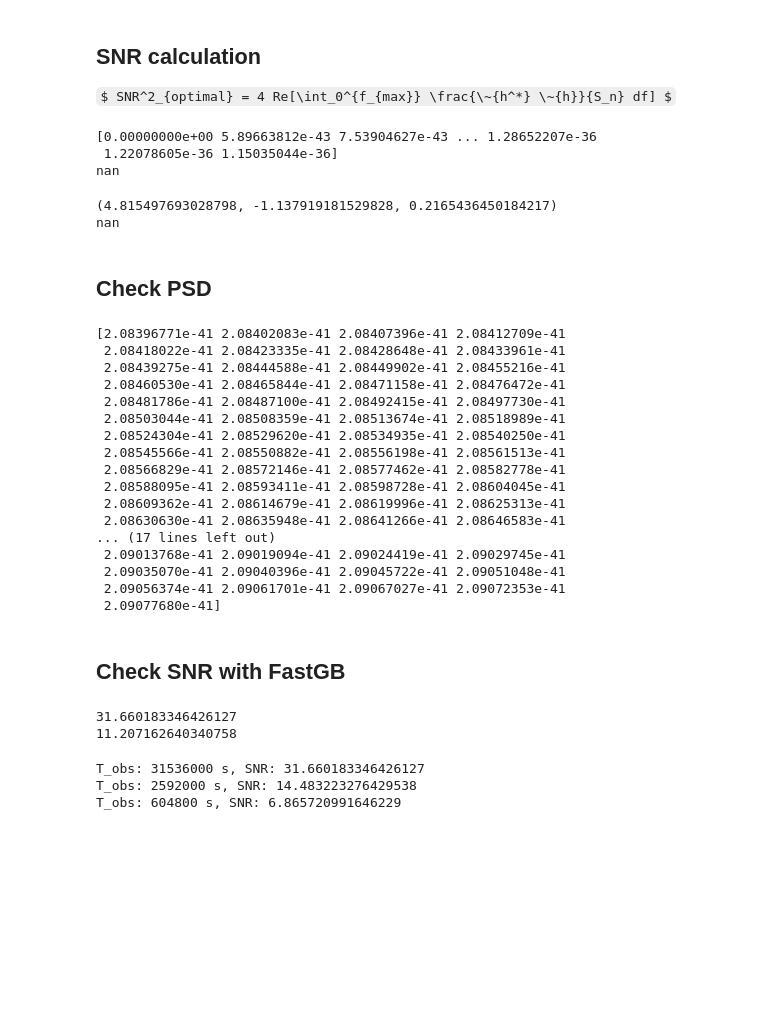
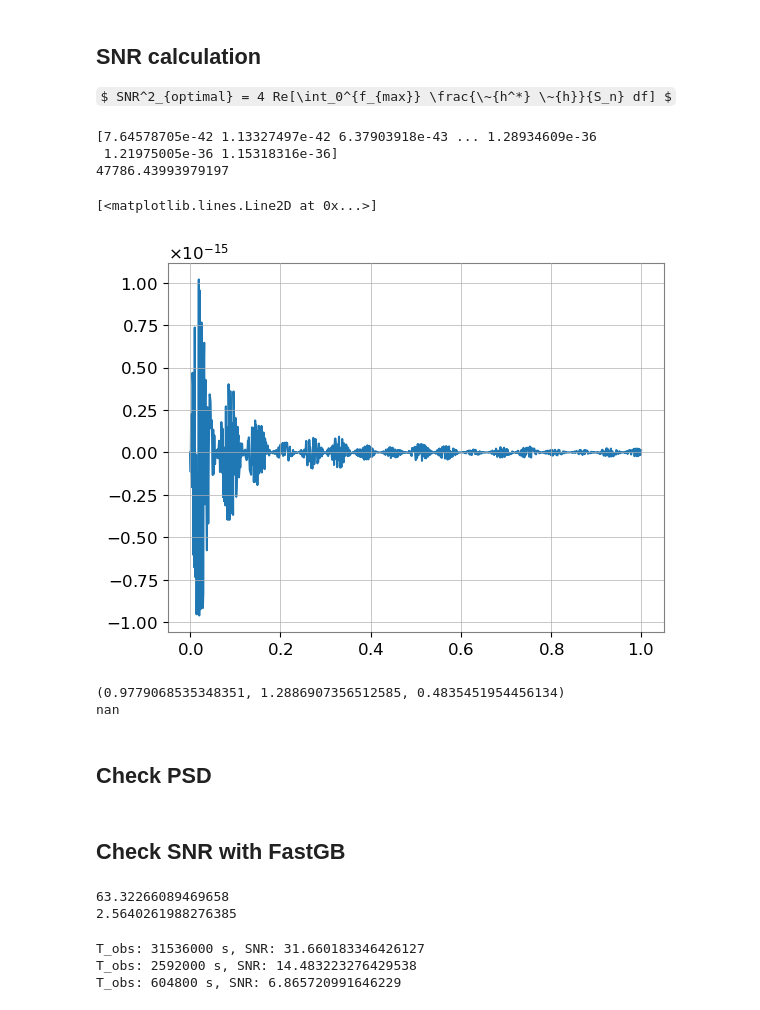
Before and after one commit to aacravi/snr-calculation, a Jupyter notebook: snr-calc.ipynb, the cells around one changed output. Saved outputs shown, nothing was run; the diff lists cells and outputs as text; code cells hidden in the pictures; some formulas as TeX source; blank space fills up the shorter version.

```diff
--- a/snr-calc.ipynb
+++ b/snr-calc.ipynb
@@ -327,7 +327,7 @@ In order to calculate signal-to-noise ratio, we need a signal model against whic
  For this we import :func:`pycbc.waveform.get_fd_waveform <pycbc.waveform.waveform.get_fd_waveform>` and generate a template as a `pycbc.types.FrequencySeries <pycbc.types.frequencyseries.FrequencySeries>`:
 # %%
 # Set parameters for waveform
-fMin = 1e-3
+fMin = 1e-4
 fMax = 1
 delta_f = 0.001
 fr = np.arange(fMin, fMax, delta_f)
@@ -383,17 +383,19 @@ $ SNR^2_{optimal} = 4 Re[\int_0^{f_{max}} \frac{\~{h^*} \~{h}}{S_n} df] $
 # %%
 XX = tdiX_15(hp, hc, 0, 0 ,0)
 
 print(psd(len(XX), delta_f, low_frequency_cutoff, tdi=1.5))
-snr_x = optimal_snr_squared(XX, psd(len(XX), delta_f, low_frequency_cutoff, tdi=1.5), 1/delta_f)
+snr_x = optimal_snr_squared(XX[1:], psd(len(XX), delta_f, low_frequency_cutoff, tdi=1.5)[1:], 1/delta_f)
 print(np.sqrt(snr_x).real)
 
-#plt.plot(hp.sample_frequencies, XX)
+plt.plot(hp.sample_frequencies, XX)
 #plt.plot(hp.sample_frequencies, hp)
 #plt.xscale('log')
 # %% [output]
-[0.00000000e+00 5.89663812e-43 7.53904627e-43 ... 1.28652207e-36
- 1.22078605e-36 1.15035044e-36]
-nan
+[7.64578705e-42 1.13327497e-42 6.37903918e-43 ... 1.28934609e-36
+ 1.21975005e-36 1.15318316e-36]
+47786.43993979197
+[<matplotlib.lines.Line2D at 0x...>]
+[figure, added]
 # %%
 import random
 #create random position on the sky of source and random polarization angle
@@ -412,7 +414,7 @@ print(np.sqrt(snr_x).real)
 #plt.plot(hp.sample_frequencies,XX)
 #plt.xscale('log')
 # %% [output]
-(4.815497693028798, -1.137919181529828, 0.2165436450184217)
+(0.9779068535348351, 1.2886907356512585, 0.4835451954456134)
 nan
 # %% [markdown]
 ## Check PSD
@@ -473,28 +475,10 @@ delta_f = 3.1709791983764586e-08
 fr = np.arange(fMin, fMax, delta_f)
 low_frequency_cutoff = fMin
 
-print(noise_psd_chunk(fr))
+#print(noise_psd_chunk(fr))
 #print(psd_AE(len(fr), delta_f, fMin, tdi=1.5))
 #snr_AE = optimal_snr_squared(XX, noise_psd_chunk(fr), 1/delta_f)
 #print(np.sqrt(snr_AE).real)
-# %% [output]
-[2.08396771e-41 2.08402083e-41 2.08407396e-41 2.08412709e-41
- 2.08418022e-41 2.08423335e-41 2.08428648e-41 2.08433961e-41
- 2.08439275e-41 2.08444588e-41 2.08449902e-41 2.08455216e-41
- 2.08460530e-41 2.08465844e-41 2.08471158e-41 2.08476472e-41
- 2.08481786e-41 2.08487100e-41 2.08492415e-41 2.08497730e-41
- 2.08503044e-41 2.08508359e-41 2.08513674e-41 2.08518989e-41
- 2.08524304e-41 2.08529620e-41 2.08534935e-41 2.08540250e-41
- 2.08545566e-41 2.08550882e-41 2.08556198e-41 2.08561513e-41
- 2.08566829e-41 2.08572146e-41 2.08577462e-41 2.08582778e-41
- 2.08588095e-41 2.08593411e-41 2.08598728e-41 2.08604045e-41
- 2.08609362e-41 2.08614679e-41 2.08619996e-41 2.08625313e-41
- 2.08630630e-41 2.08635948e-41 2.08641266e-41 2.08646583e-41
-... (17 lines left out)
- 2.09013768e-41 2.09019094e-41 2.09024419e-41 2.09029745e-41
- 2.09035070e-41 2.09040396e-41 2.09045722e-41 2.09051048e-41
- 2.09056374e-41 2.09061701e-41 2.09067027e-41 2.09072353e-41
- 2.09077680e-41]
 # %% [markdown]
 ## Check SNR with FastGB
 # %%
@@ -508,7 +492,7 @@ pGB = np.array([0.00662, # f0 Hz
                 np.deg2rad(38),  # inclination radian
 				0, # initial phase radian
       	       ])
-T_obs = 365*24*3600
+T_obs = 4*365*24*3600
 T_week = 24*3600
 N = 128
  # delta_t = sampling time in td
@@ -527,13 +511,13 @@ f_arr_week =(np.arange(N) + kmin_week[0])*df_week
 #plt.plot(f_arr, X[0])
 
 #print(psd(N, df, f_min, tdi =1.5))
-snr_week = 365*optimal_snr_squared(X_week[0], noise_psd_chunk(f_arr_week), T_week)
+snr_week = optimal_snr_squared(X_week[0], noise_psd_chunk(f_arr_week), T_week)
 snr = optimal_snr_squared(X[0], noise_psd_chunk(f_arr), T_obs)
 print(np.sqrt(snr).real)
 print(np.sqrt(snr_week).real)
 # %% [output]
-31.660183346426127
-11.207162640340758
+63.32266089469658
+2.5640261988276385
 # %%
 # Calculate X for different observation times
 T1 = 365*24*3600
```
